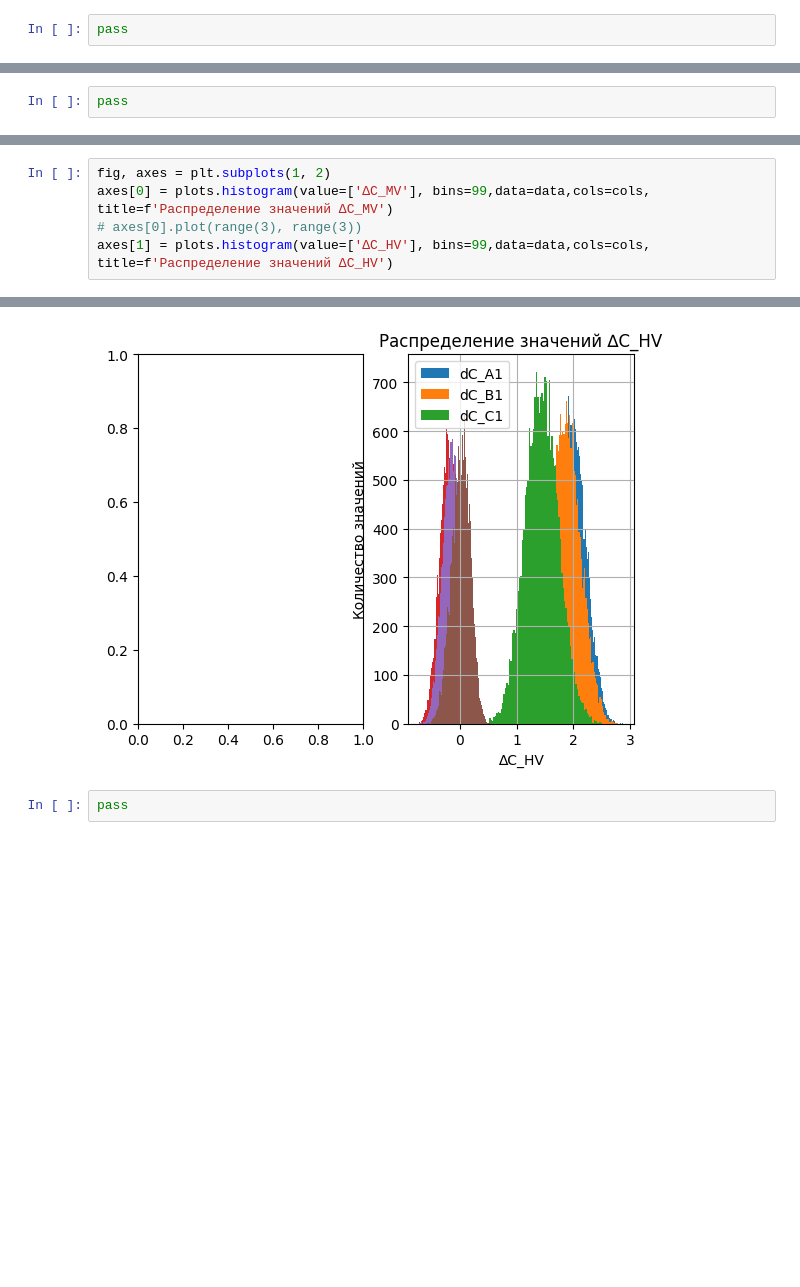
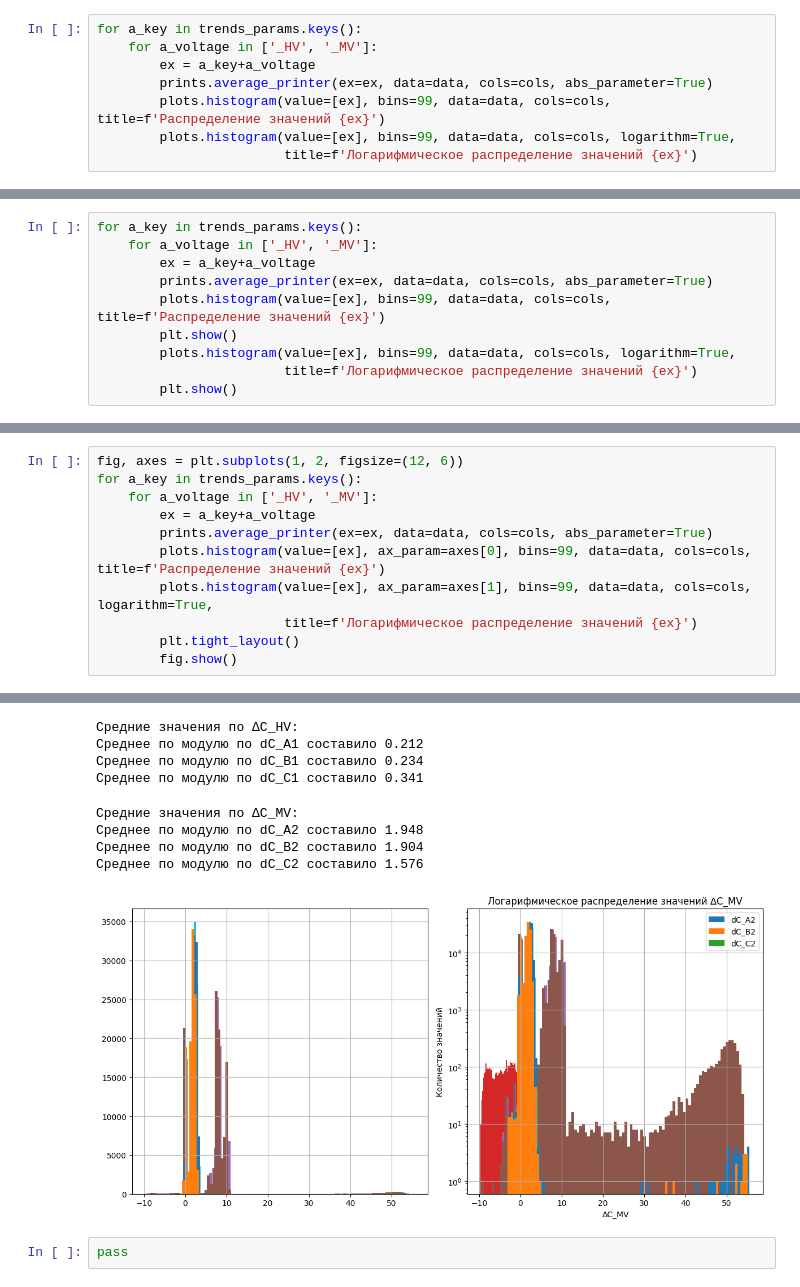
Before and after one commit to sadzax/ElectroMon, a Jupyter notebook: tst.ipynb, the cells around one changed output, grey strips where cells are left out. Saved outputs shown, nothing was run; the diff lists cells and outputs as text; blank space fills up the shorter version.

Commit message:
Log-scale is uploaded, but need to update the titles

```diff
--- a/tst.ipynb
+++ b/tst.ipynb
@@ -39,2 +77,8 @@ pass
 # %%
-pass
+for a_key in trends_params.keys():
+    for a_voltage in ['_HV', '_MV']:
+        ex = a_key+a_voltage
+        prints.average_printer(ex=ex, data=data, cols=cols, abs_parameter=True)
+        plots.histogram(value=[ex], bins=99, data=data, cols=cols, title=f'Распределение значений {ex}')
+        plots.histogram(value=[ex], bins=99, data=data, cols=cols, logarithm=True,
+                        title=f'Логарифмическое распределение значений {ex}')
@@ -41,2 +103,10 @@ pass
 # %%
-pass
+for a_key in trends_params.keys():
+    for a_voltage in ['_HV', '_MV']:
+        ex = a_key+a_voltage
+        prints.average_printer(ex=ex, data=data, cols=cols, abs_parameter=True)
+        plots.histogram(value=[ex], bins=99, data=data, cols=cols, title=f'Распределение значений {ex}')
+        plt.show()
+        plots.histogram(value=[ex], bins=99, data=data, cols=cols, logarithm=True,
+                        title=f'Логарифмическое распределение значений {ex}')
+        plt.show()
@@ -43,6 +138,12 @@ pass
 # %%
-fig, axes = plt.subplots(1, 2)
-axes[0] = plots.histogram(value=['∆C_MV'], bins=99,data=data,cols=cols, title=f'Распределение значений ∆C_MV')
-# axes[0].plot(range(3), range(3))
-axes[1] = plots.histogram(value=['∆C_HV'], bins=99,data=data,cols=cols, title=f'Распределение значений ∆C_HV')
+fig, axes = plt.subplots(1, 2, figsize=(12, 6))
+for a_key in trends_params.keys():
+    for a_voltage in ['_HV', '_MV']:
+        ex = a_key+a_voltage
+        prints.average_printer(ex=ex, data=data, cols=cols, abs_parameter=True)
+        plots.histogram(value=[ex], ax_param=axes[0], bins=99, data=data, cols=cols, title=f'Распределение значений {ex}')
+        plots.histogram(value=[ex], ax_param=axes[1], bins=99, data=data, cols=cols, logarithm=True,
+                        title=f'Логарифмическое распределение значений {ex}')
+        plt.tight_layout()
+        fig.show()
 # %% [output]
@@ -49,4 +158,12 @@ axes[1] = plots.histogram(value=['∆C_HV'], bins=99,data=data,cols=cols, title=
+Средние значения по ∆C_HV:
+Среднее по модулю по dC_A1 составило 0.212
+Среднее по модулю по dC_B1 составило 0.234
+Среднее по модулю по dC_C1 составило 0.341
+Средние значения по ∆C_MV:
+Среднее по модулю по dC_A2 составило 1.948
+Среднее по модулю по dC_B2 составило 1.904
+Среднее по модулю по dC_C2 составило 1.576
-[figure, old version]
+[figure, new version]
 # %%
 pass
 # %%
```
Also changed, not shown: parts of 5 cells of this notebook, 6 other files.
